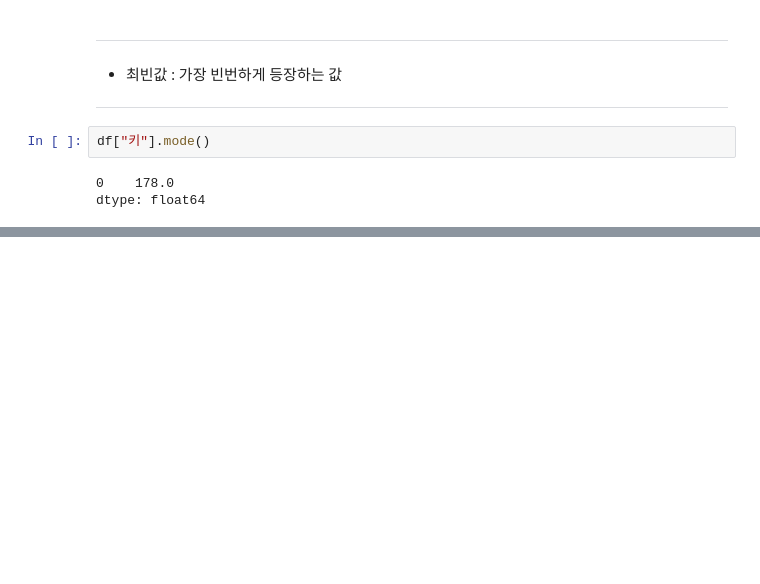
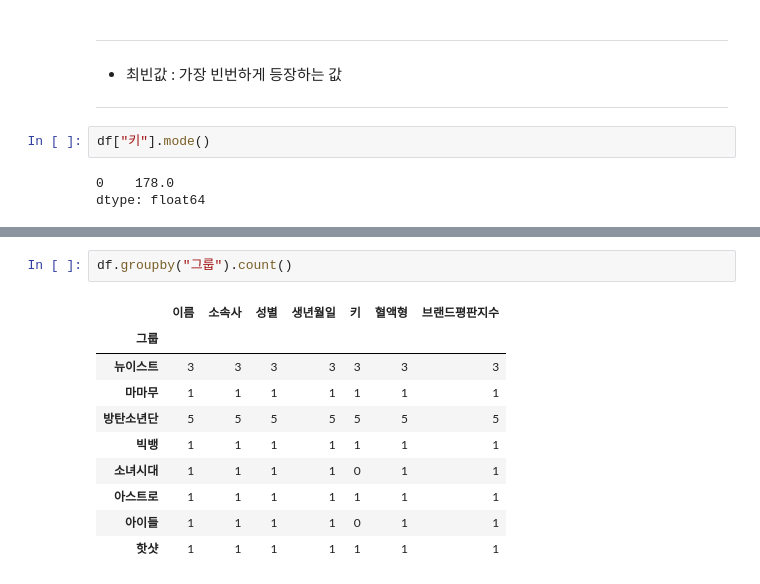
Before and after one commit to mazdah/colab_practice, a Jupyter notebook: 패스트캠퍼스_직장인을_위한_파이썬_데이터분석2.ipynb, the cells around one changed output, grey strips where cells are left out. Drawn from its saved outputs; the diff is of its cells as text; blank space fills up the shorter version.

```diff
--- a/패스트캠퍼스_직장인을_위한_파이썬_데이터분석2.ipynb
+++ b/패스트캠퍼스_직장인을_위한_파이썬_데이터분석2.ipynb
@@ -118,0 +193,13 @@ dtype: float64
+# %%
+df.groupby("그룹").count()
+# %% [output]
+|  | 이름 | 소속사 | 성별 | 생년월일 | 키 | 혈액형 | 브랜드평판지수 |
+| 그룹 |  |  |  |  |  |  |  |
+| 뉴이스트 | 3 | 3 | 3 | 3 | 3 | 3 | 3 |
+| 마마무 | 1 | 1 | 1 | 1 | 1 | 1 | 1 |
+| 방탄소년단 | 5 | 5 | 5 | 5 | 5 | 5 | 5 |
+| 빅뱅 | 1 | 1 | 1 | 1 | 1 | 1 | 1 |
+| 소녀시대 | 1 | 1 | 1 | 1 | 0 | 1 | 1 |
+| 아스트로 | 1 | 1 | 1 | 1 | 1 | 1 | 1 |
+| 아이들 | 1 | 1 | 1 | 1 | 0 | 1 | 1 |
+| 핫샷 | 1 | 1 | 1 | 1 | 1 | 1 | 1 |
```
Also changed, not shown: parts of 18 cells of this notebook.
